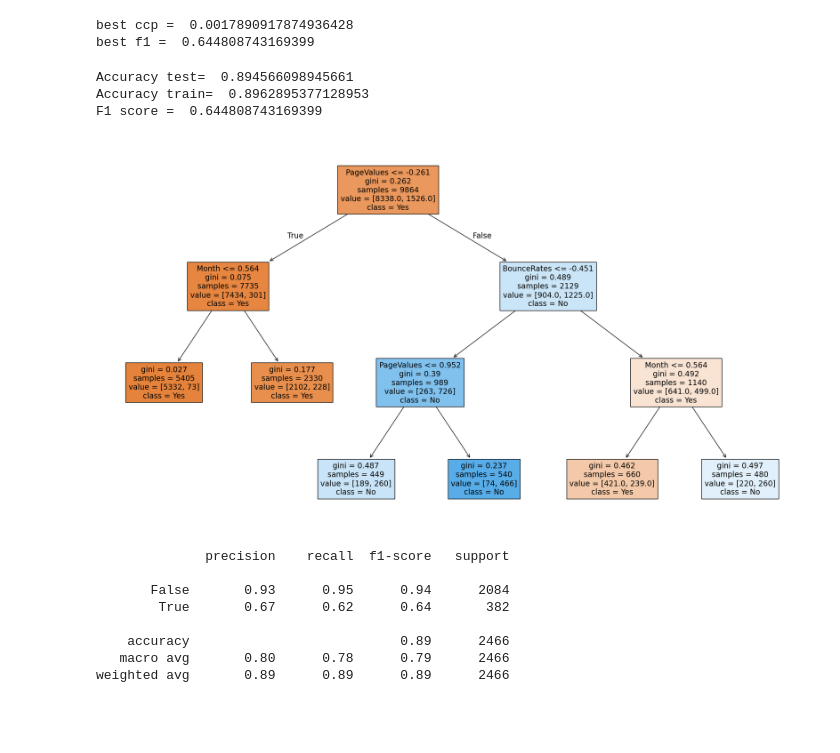
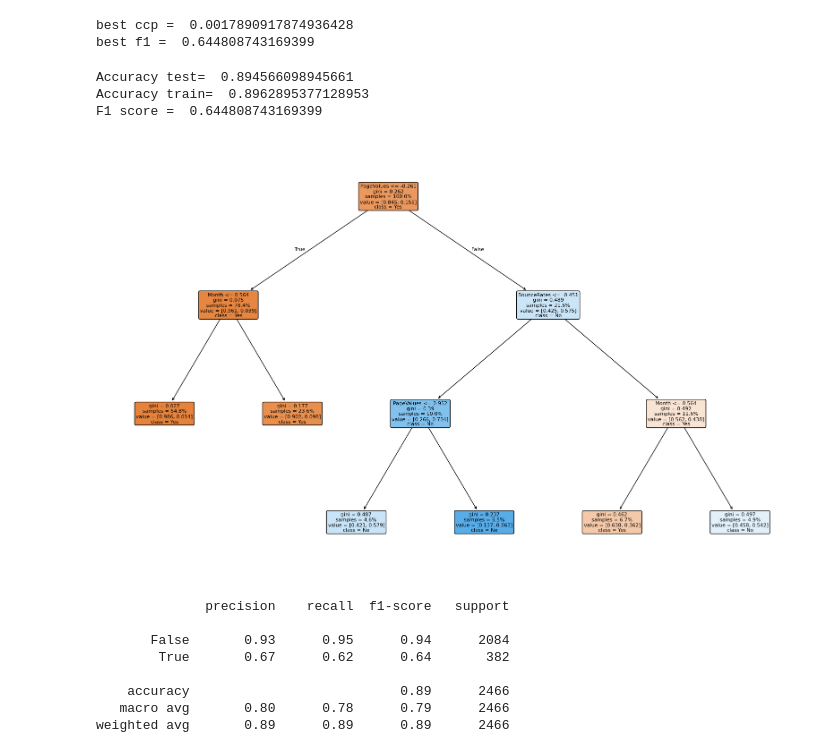
Before and after one commit to 54DhanashreeNaik/ShopSmart-Purchase-Prediction, a Jupyter notebook: ShopSmart.ipynb, the cells around one changed output. Cells and saved outputs as stored; diff of their text form; code cells hidden in the pictures; blank space fills up the shorter version.

Commit message:
Result images added

```diff
--- a/ShopSmart.ipynb
+++ b/ShopSmart.ipynb
@@ -245,31 +246,36 @@ best f1 =  0.644808743169399
 # %%
 from sklearn.tree import DecisionTreeClassifier
 
 best_model = DecisionTreeClassifier(ccp_alpha = best_alpha)
 best_model.fit(X_train_scaled, y_train)
 y_pred = best_model.predict(X_test_scaled)
 y_pred_train = best_model.predict(X_train_scaled)
 
 from sklearn.metrics import accuracy_score, f1_score
 
 print("Accuracy test= ", accuracy_score(y_test, y_pred))
 print("Accuracy train= ", accuracy_score(y_train, y_pred_train))
 print("F1 score = ", f1_score(y_test, y_pred))
 
 from sklearn.tree import plot_tree
 
-plt.figure(figsize = (18,10))
+plt.figure(figsize = (16,10))
 plot_tree( best_model,
            feature_names = X.columns,
            class_names = ["Yes","No"],
-           filled=True
+           filled=True,
+           rounded=True,
+           fontsize=8,
+           proportion=True
          )
 plt.tight_layout()
+plt.savefig("images\decision_tree.png", dpi=300, bbox_inches="tight")
+plt.show()
 # %% [output]
 Accuracy test=  0.894566098945661
 Accuracy train=  0.8962895377128953
 F1 score =  0.644808743169399
-[figure, old version]
+[figure, new version]
 # %%
 from sklearn.metrics import classification_report
 
```
Also changed, not shown: parts of 6 cells of this notebook, 2 other files.
